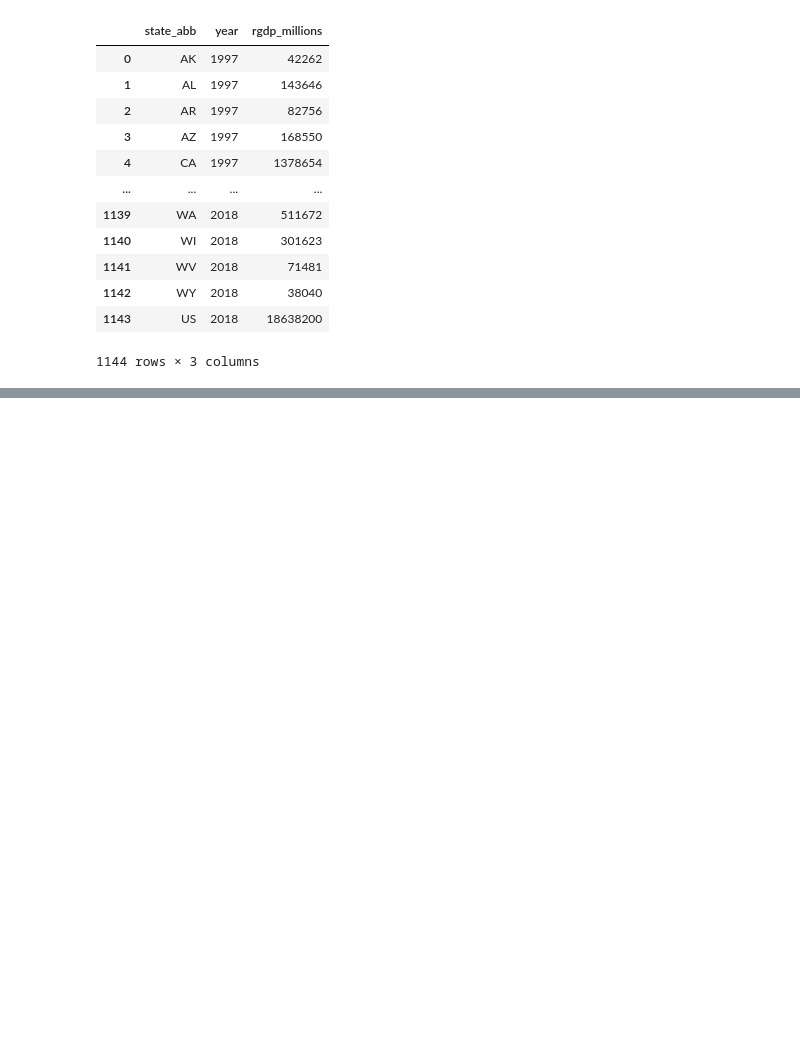
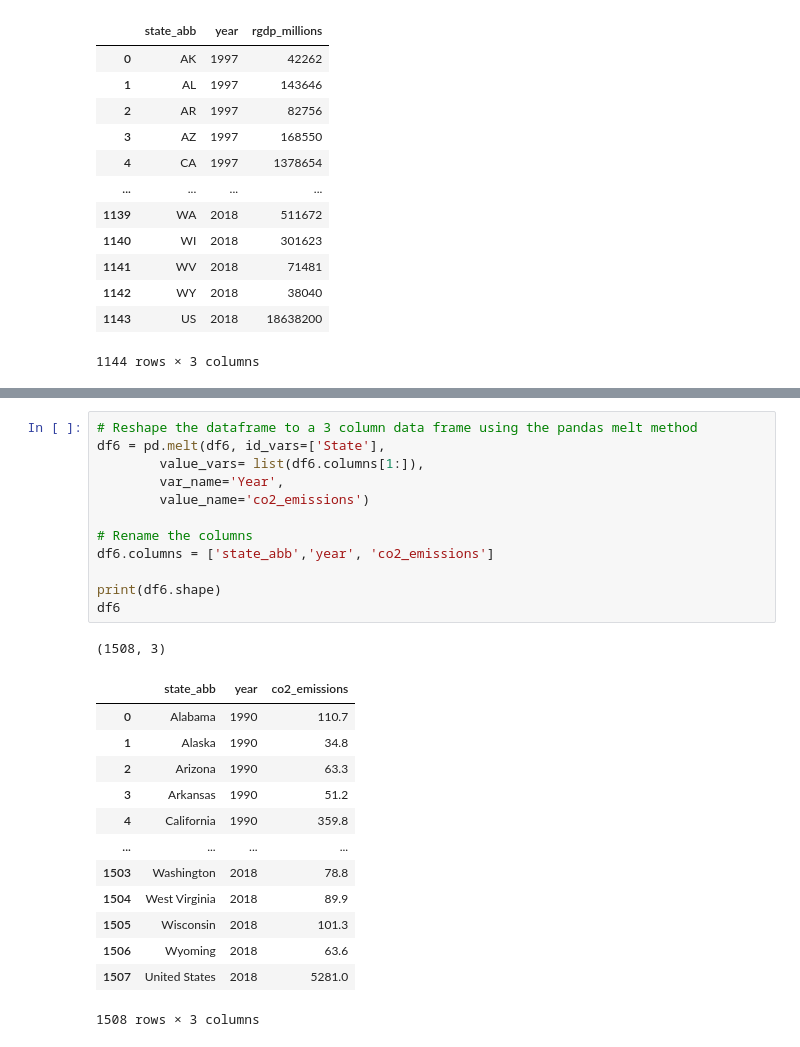
Before and after one commit to irenedepacina/final_project, a Jupyter notebook: ETL.ipynb, the cells around one changed output, grey strips where cells are left out. Cells and saved outputs as stored; diff of their text form; blank space fills up the shorter version.

```diff
--- a/ETL.ipynb
+++ b/ETL.ipynb
@@ -364,0 +425,27 @@ df5
+# %%
+# Reshape the dataframe to a 3 column data frame using the pandas melt method
+df6 = pd.melt(df6, id_vars=['State'],
+        value_vars= list(df6.columns[1:]),
+        var_name='Year',
+        value_name='co2_emissions')
+
+# Rename the columns
+df6.columns = ['state_abb','year', 'co2_emissions']
+
+print(df6.shape)
+df6
+# %% [output]
+(1508, 3)
+|  | state_abb | year | co2_emissions |
+| 0 | Alabama | 1990 | 110.7 |
+| 1 | Alaska | 1990 | 34.8 |
+| 2 | Arizona | 1990 | 63.3 |
+| 3 | Arkansas | 1990 | 51.2 |
+| 4 | California | 1990 | 359.8 |
+| ... | ... | ... | ... |
+| 1503 | Washington | 2018 | 78.8 |
+| 1504 | West Virginia | 2018 | 89.9 |
+| 1505 | Wisconsin | 2018 | 101.3 |
+| 1506 | Wyoming | 2018 | 63.6 |
+| 1507 | United States | 2018 | 5281.0 |
+1508 rows × 3 columns
```
Also changed, not shown: parts of 4 cells of this notebook, 1 other file.
